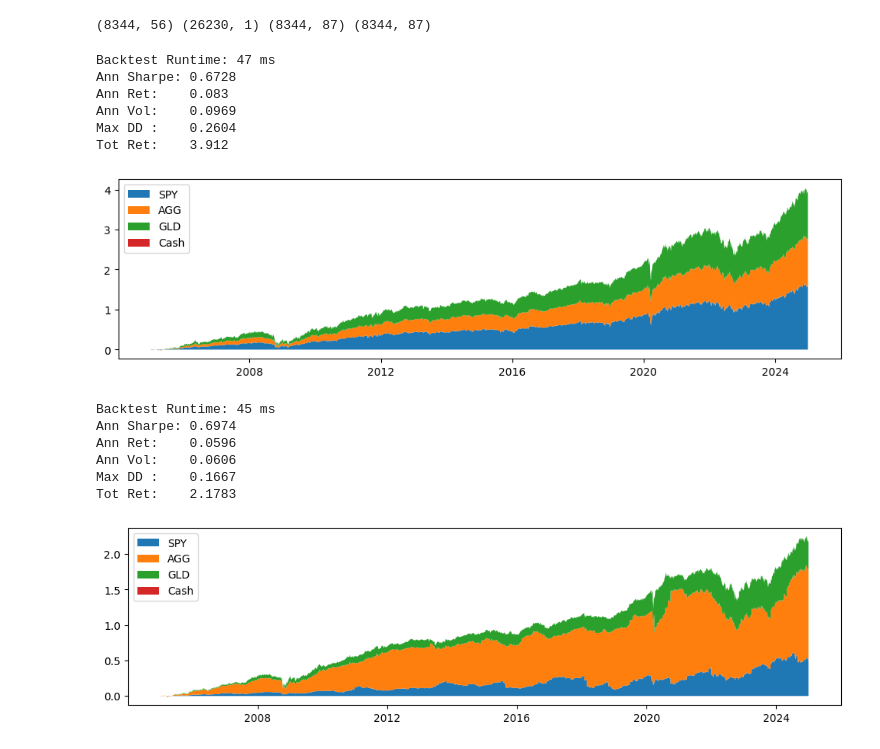
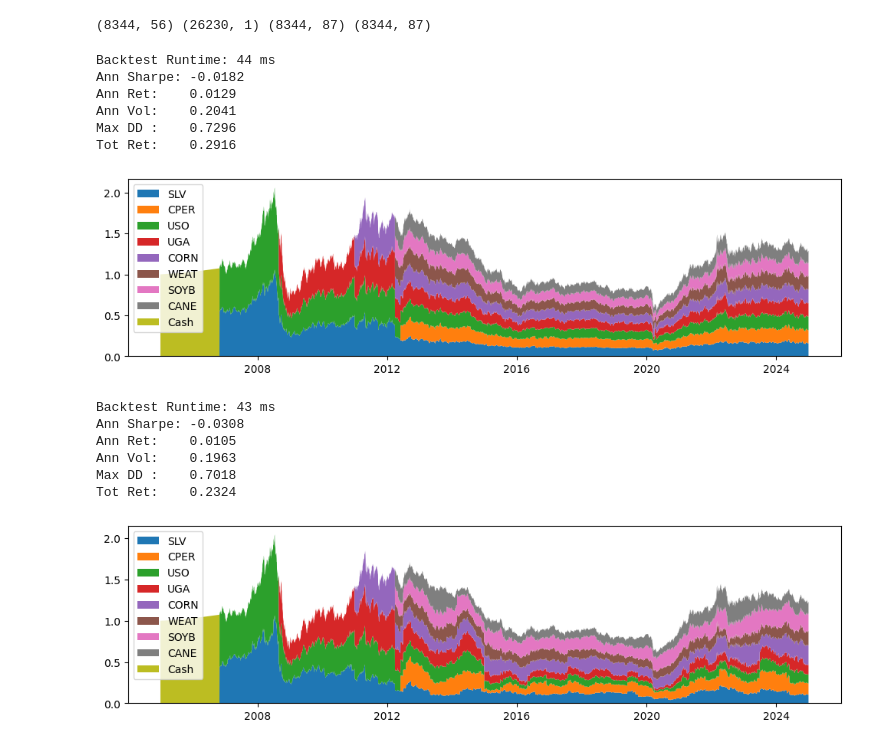
Before and after one commit to codezart44/portfolio-opt, a Jupyter notebook: src/popt/backtest/main.ipynb, the cells around one changed output. Cells and saved outputs as stored; diff of their text form; code cells hidden in the pictures.

```diff
--- a/src/popt/backtest/main.ipynb
+++ b/src/popt/backtest/main.ipynb
@@ -6,13 +6,16 @@ import seaborn as sns
 
 from popt.backtest.modules.backtestdata import DataBuilder, DataLoader
 from popt.backtest.modules.strategies import (
-    MetaStrategy, FixedWeights, Markowitz, asset_plot,
-    InverseVolatility,
+    MetaStrategy, FixedWeights, Markowitz, InverseVolatility,
+    MinimumVolatility, MaximumDiversification, RiskParity,
+    asset_plot,
 )
 from popt.backtest.modules.simulator import BacktestSimulator, wealth_plot
 from popt.backtest.modules.riskmodel import RiskModel
 
-from popt.config import sect, bond, universe
+from popt.config import indx, sect, intn, bond, comd, universe, sbg
+
+comd = [c for c in comd if c not in ["GLD"]]
 # %%
 riskmodel = RiskModel.load_from_npz("../../../data/riskmodel/k10_lb6m_hc6m_hv2m.npz")
 rd = pd.read_parquet("../../../data/return/return_d.parquet")
@@ -50,37 +53,37 @@ db = DataBuilder(
 # print(db)
 # %%
 # Why is this sharpe different from the raw sharpe
-dl = DataLoader(db=db, tickers=["SPY", "AGG", "GLD"])
+dl = DataLoader(db=db, tickers=comd)
 one = FixedWeights(
     dl=dl,
-    w_rebal=np.array([0.4, 0.3, 0.3]),
+    w_rebal=np.ones(dl.N)/dl.N,
     lev=0.0,
     vc_lim=None,
 )
 sim.run(strategy=one, verbose=True)
 wealth_plot(sim)
 
 # existed = dl.timeline[dl._asset_mask.ravel()]
 # (1.0+rd[etf].loc[existed][1:]).prod() - 1
 # %% [output]
-Backtest Runtime: 47 ms
-Ann Sharpe: 0.6728
-Ann Ret:    0.083
-Ann Vol:    0.0969
-Max DD :    0.2604
-Tot Ret:    3.912
+Backtest Runtime: 44 ms
+Ann Sharpe: -0.0182
+Ann Ret:    0.0129
+Ann Vol:    0.2041
+Max DD :    0.7296
+Tot Ret:    0.2916
-[figure, old version]
+[figure, new version]
 # %%
-dl = DataLoader(db=db, tickers=["SPY", "AGG", "GLD"])
+dl = DataLoader(db=db, tickers=comd)
 iv = InverseVolatility(dl)
 sim.run(iv, verbose=True)
 wealth_plot(sim)
 # %% [output]
-Backtest Runtime: 45 ms
-Ann Sharpe: 0.6974
-Ann Ret:    0.0596
-Ann Vol:    0.0606
-Max DD :    0.1667
-Tot Ret:    2.1783
+Backtest Runtime: 43 ms
+Ann Sharpe: -0.0308
+Ann Ret:    0.0105
+Ann Vol:    0.1963
+Max DD :    0.7018
+Tot Ret:    0.2324
-[figure, old version]
+[figure, new version]
 # %%
```
Also changed, not shown: parts of 4 cells of this notebook, 3 other files.
